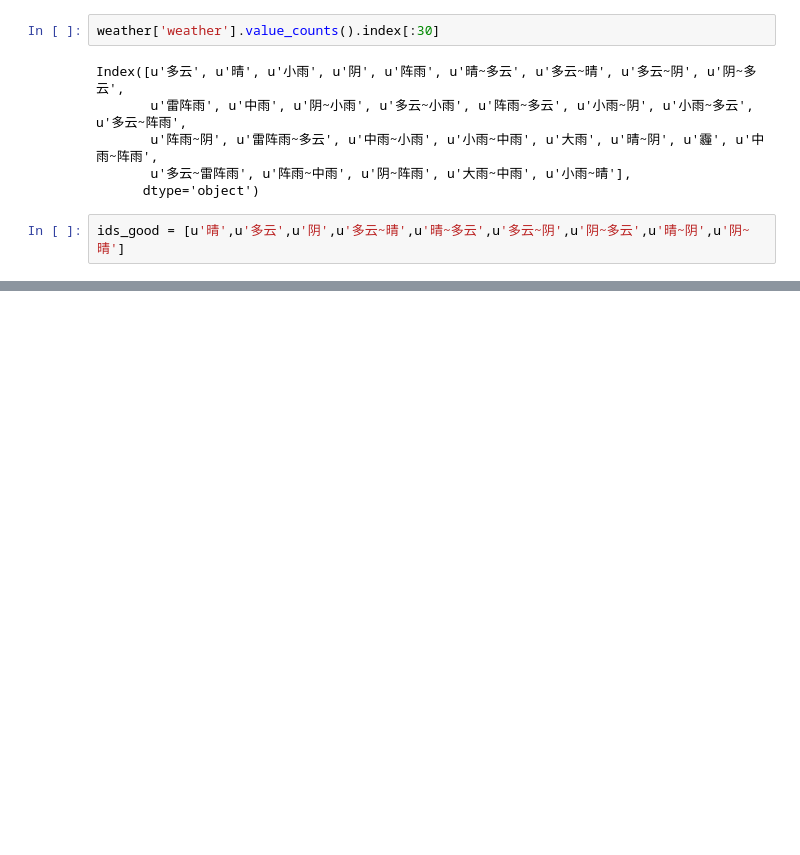
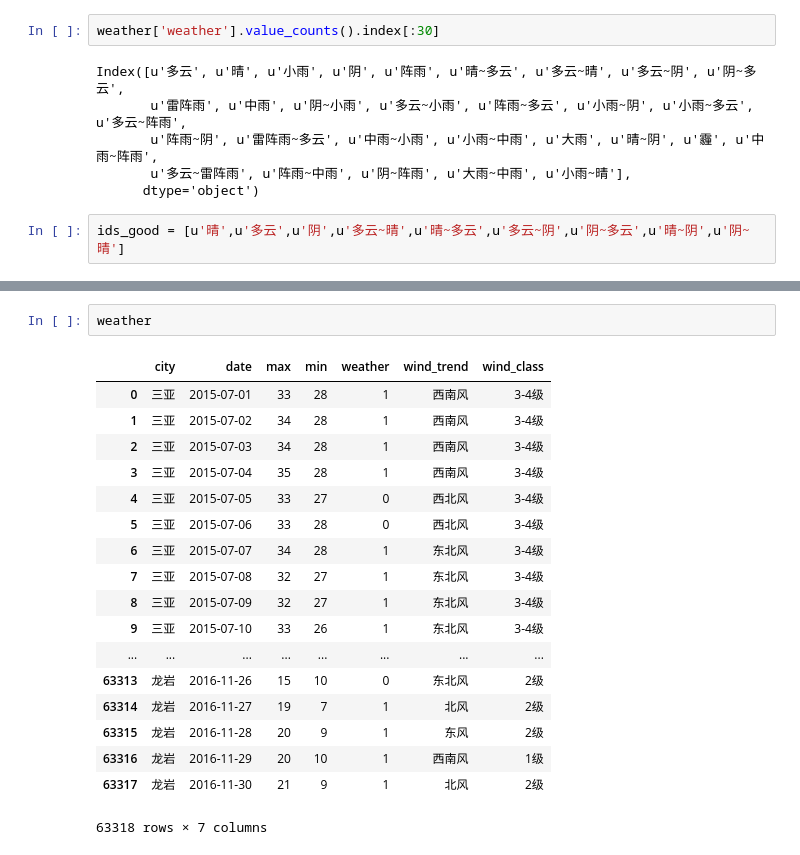
Before and after one commit to wakemeup-xyz/TianChi_IJCAI-17_sales_prediction_code, a Jupyter notebook: Weather cal.ipynb, the cells around one changed output, grey strips where cells are left out. Cells and saved outputs as stored; diff of their text form; blank space fills up the shorter version.

```diff
--- a/Weather cal.ipynb
+++ b/Weather cal.ipynb
@@ -53,0 +30,21 @@ ValueError: too many values to unpack
+# %%
+weather
+# %% [output]
+|  | city | date | max | min | weather | wind_trend | wind_class |
+| 0 | 三亚 | 2015-07-01 | 33 | 28 | 1 | 西南风 | 3-4级 |
+| 1 | 三亚 | 2015-07-02 | 34 | 28 | 1 | 西南风 | 3-4级 |
+| 2 | 三亚 | 2015-07-03 | 34 | 28 | 1 | 西南风 | 3-4级 |
+| 3 | 三亚 | 2015-07-04 | 35 | 28 | 1 | 西南风 | 3-4级 |
+| 4 | 三亚 | 2015-07-05 | 33 | 27 | 0 | 西北风 | 3-4级 |
+| 5 | 三亚 | 2015-07-06 | 33 | 28 | 0 | 西北风 | 3-4级 |
+| 6 | 三亚 | 2015-07-07 | 34 | 28 | 1 | 东北风 | 3-4级 |
+| 7 | 三亚 | 2015-07-08 | 32 | 27 | 1 | 东北风 | 3-4级 |
+| 8 | 三亚 | 2015-07-09 | 32 | 27 | 1 | 东北风 | 3-4级 |
+| 9 | 三亚 | 2015-07-10 | 33 | 26 | 1 | 东北风 | 3-4级 |
+| ... | ... | ... | ... | ... | ... | ... | ... |
+| 63313 | 龙岩 | 2016-11-26 | 15 | 10 | 0 | 东北风 | 2级 |
+| 63314 | 龙岩 | 2016-11-27 | 19 | 7 | 1 | 北风 | 2级 |
+| 63315 | 龙岩 | 2016-11-28 | 20 | 9 | 1 | 东风 | 2级 |
+| 63316 | 龙岩 | 2016-11-29 | 20 | 10 | 1 | 西南风 | 1级 |
+| 63317 | 龙岩 | 2016-11-30 | 21 | 9 | 1 | 北风 | 2级 |
+63318 rows × 7 columns
```
Also changed, not shown: parts of 8 cells of this notebook.
